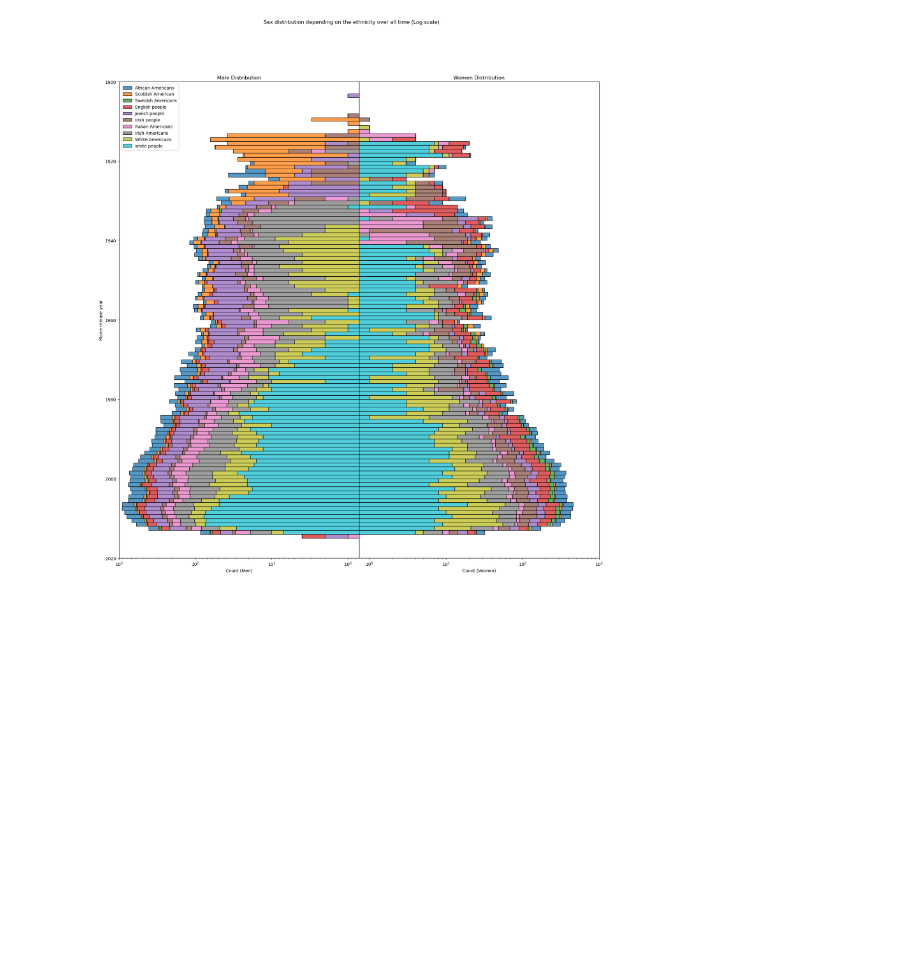
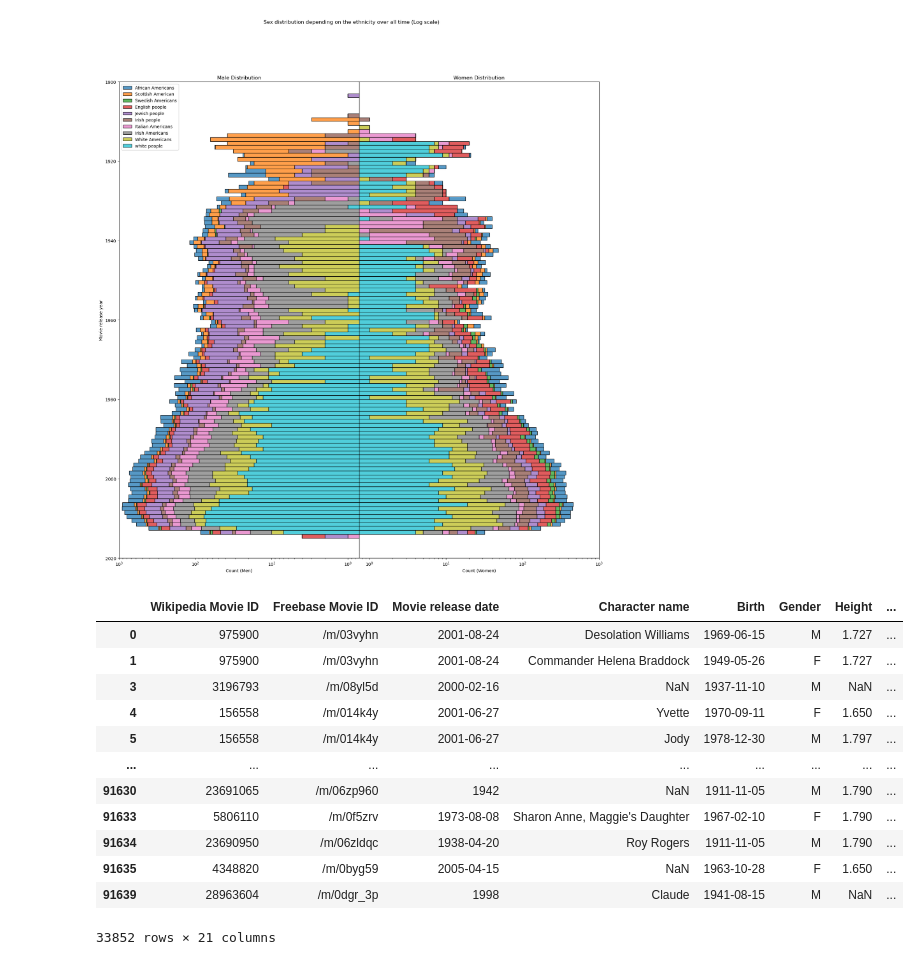
Before and after one commit to epfl-ada/ada-2023-project-draco, a Jupyter notebook: Milstone_project2.ipynb, the cells around one changed output. Cells and saved outputs as stored; diff of their text form; code cells hidden in the pictures; blank space fills up the shorter version.

```diff
--- a/Milstone_project2.ipynb
+++ b/Milstone_project2.ipynb
@@ -294,3 +294,19 @@ plt.suptitle("Sex distribution depending on the ethnicity over all time (Log sca
 plt.show()
 # %% [output]
 [figure]
+# %%
+main_characters_holywood
+# %% [output]
+|  | Wikipedia Movie ID | Freebase Movie ID | Movie release date | Character name | Birth | Gender | Height | ... |
+| 0 | 975900 | /m/03vyhn | 2001-08-24 | Desolation Williams | 1969-06-15 | M | 1.727 | ... |
+| 1 | 975900 | /m/03vyhn | 2001-08-24 | Commander Helena Braddock | 1949-05-26 | F | 1.727 | ... |
+| 3 | 3196793 | /m/08yl5d | 2000-02-16 | NaN | 1937-11-10 | M | NaN | ... |
+| 4 | 156558 | /m/014k4y | 2001-06-27 | Yvette | 1970-09-11 | F | 1.650 | ... |
+| 5 | 156558 | /m/014k4y | 2001-06-27 | Jody | 1978-12-30 | M | 1.797 | ... |
+| ... | ... | ... | ... | ... | ... | ... | ... | ... |
+| 91630 | 23691065 | /m/06zp960 | 1942 | NaN | 1911-11-05 | M | 1.790 | ... |
+| 91633 | 5806110 | /m/0f5zrv | 1973-08-08 | Sharon Anne, Maggie's Daughter | 1967-02-10 | F | 1.790 | ... |
+| 91634 | 23690950 | /m/06zldqc | 1938-04-20 | Roy Rogers | 1911-11-05 | M | 1.790 | ... |
+| 91635 | 4348820 | /m/0byg59 | 2005-04-15 | NaN | 1963-10-28 | F | 1.650 | ... |
+| 91639 | 28963604 | /m/0dgr_3p | 1998 | Claude | 1941-08-15 | M | NaN | ... |
+33852 rows × 21 columns
```
Also changed, not shown: parts of 2 cells of this notebook.
